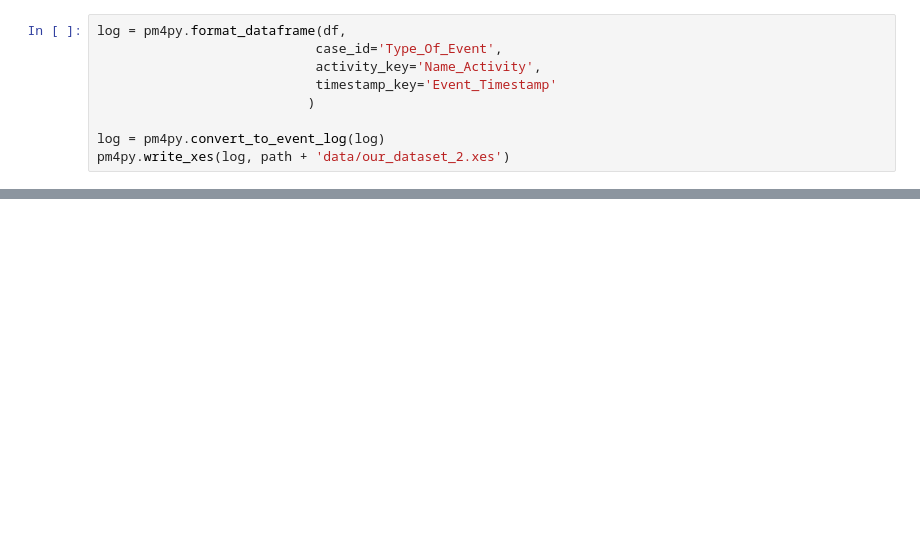
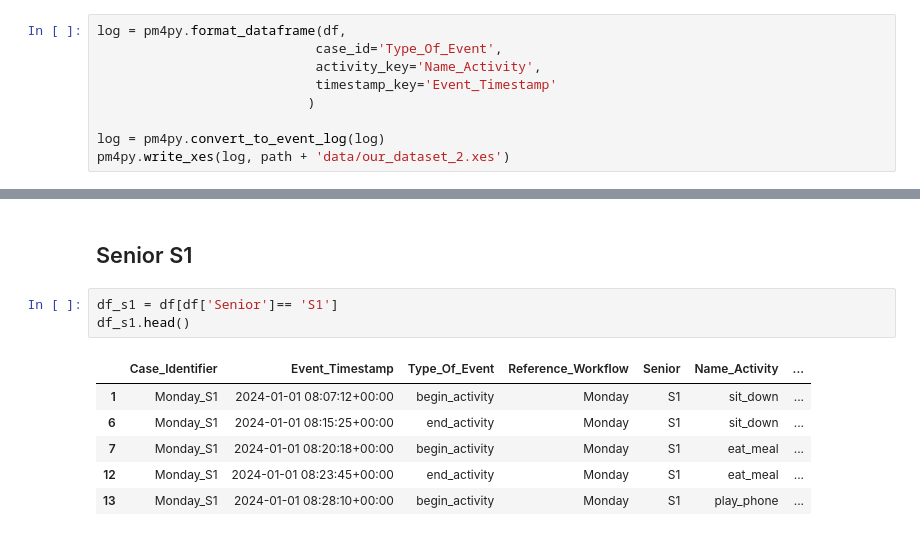
Before and after one commit to VitoNicolaLosavio/ProcessMiningProject, a Jupyter notebook: ProcessMiningProject.ipynb, the cells around one changed output, grey strips where cells are left out. Cells and saved outputs as stored; diff of their text form; blank space fills up the shorter version.

```diff
--- a/ProcessMiningProject.ipynb
+++ b/ProcessMiningProject.ipynb
@@ -135,0 +142,12 @@ end_activities
+# %% [markdown]
+## Senior S1
+# %%
+df_s1 = df[df['Senior']== 'S1']
+df_s1.head()
+# %% [output]
+|  | Case_Identifier | Event_Timestamp | Type_Of_Event | Reference_Workflow | Senior | Name_Activity | ... |
+| 1 | Monday_S1 | 2024-01-01 08:07:12+00:00 | begin_activity | Monday | S1 | sit_down | ... |
+| 6 | Monday_S1 | 2024-01-01 08:15:25+00:00 | end_activity | Monday | S1 | sit_down | ... |
+| 7 | Monday_S1 | 2024-01-01 08:20:18+00:00 | begin_activity | Monday | S1 | eat_meal | ... |
+| 12 | Monday_S1 | 2024-01-01 08:23:45+00:00 | end_activity | Monday | S1 | eat_meal | ... |
+| 13 | Monday_S1 | 2024-01-01 08:28:10+00:00 | begin_activity | Monday | S1 | play_phone | ... |
```
Also changed, not shown: parts of 11 cells of this notebook, 2 other files.
